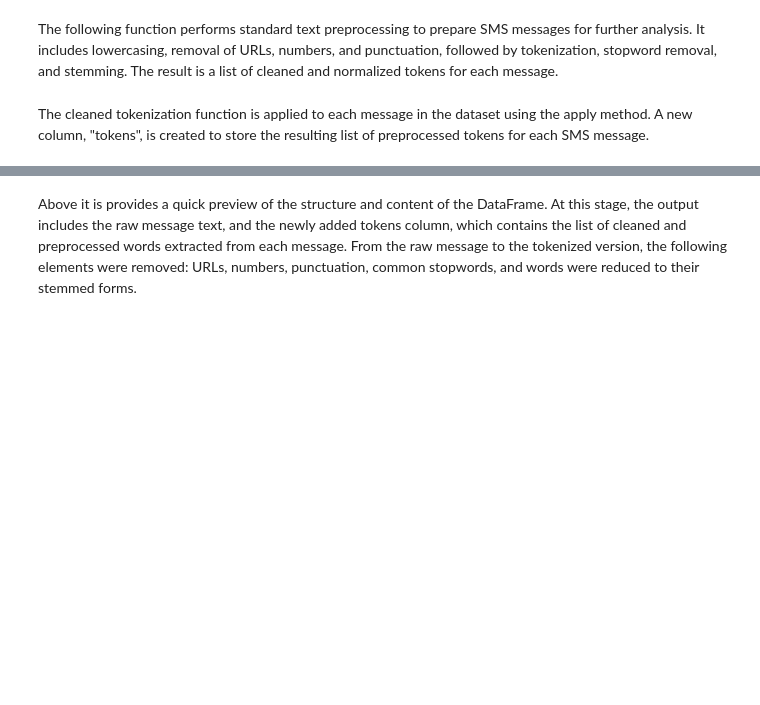
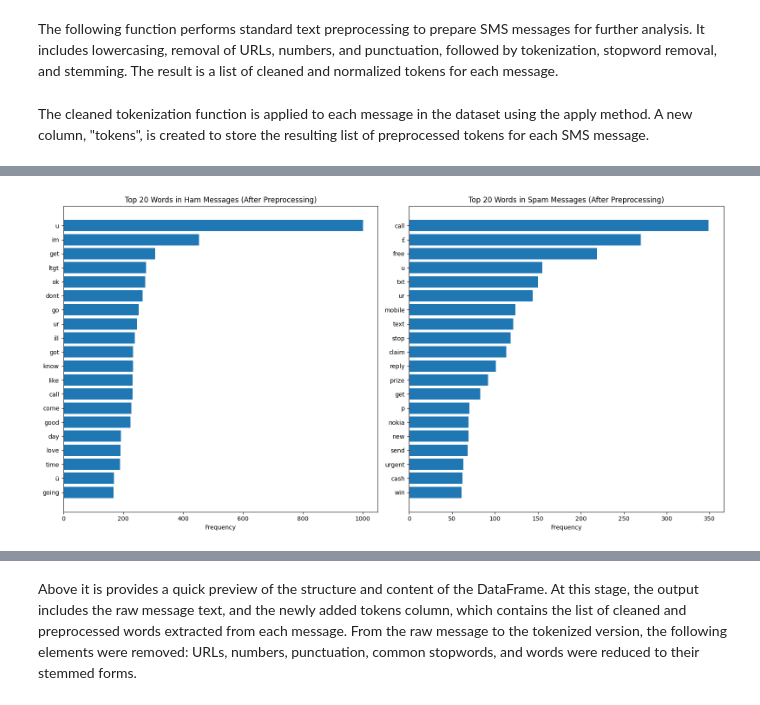
Before and after one commit to Gabriellanaro/SpamClassification, a Jupyter notebook: 42186_MBML_final_notebook.ipynb, the cells around one changed output, grey strips where cells are left out. Drawn from its saved outputs; the diff is of its cells as text; code cells hidden in the pictures; blank space fills up the shorter version.

```diff
--- a/42186_MBML_final_notebook.ipynb
+++ b/42186_MBML_final_notebook.ipynb
@@ -120,0 +183,37 @@ df[["message", "tokens"]].head()
+# %%
+if hue_col == 'label':
+    ham_tokens = [tokens for i, tokens in enumerate(df['tokens']) if df['label'].iloc[i] == 'ham']
+    spam_tokens = [tokens for i, tokens in enumerate(df['tokens']) if df['label'].iloc[i] == 'spam']
+else:
+    ham_tokens = [tokens for i, tokens in enumerate(df['tokens']) if df['label_str'].iloc[i] == 'ham']
+    spam_tokens = [tokens for i, tokens in enumerate(df['tokens']) if df['label_str'].iloc[i] == 'spam']
+
+# Flatten the lists of tokens
+ham_words = [word for sublist in ham_tokens for word in sublist]
+spam_words = [word for sublist in spam_tokens for word in sublist]
+
+# Count word frequencies
+ham_word_counts = Counter(ham_words)
+spam_word_counts = Counter(spam_words)
+
+# Get top 20 words
+top_ham_words = dict(ham_word_counts.most_common(20))
+top_spam_words = dict(spam_word_counts.most_common(20))
+
+# Plot top words for each class
+fig, (ax1, ax2) = plt.subplots(1, 2, figsize=(16, 8))
+
+# Ham words
+ax1.barh(list(reversed(list(top_ham_words.keys()))), list(reversed(list(top_ham_words.values()))))
+ax1.set_title('Top 20 Words in Ham Messages (After Preprocessing)')
+ax1.set_xlabel('Frequency')
+
+# Spam words
+ax2.barh(list(reversed(list(top_spam_words.keys()))), list(reversed(list(top_spam_words.values()))))
+ax2.set_title('Top 20 Words in Spam Messages (After Preprocessing)')
+ax2.set_xlabel('Frequency')
+
+plt.tight_layout()
+plt.show()
+# %% [output]
+[figure, added]
```
Also changed, not shown: parts of 11 cells of this notebook.
